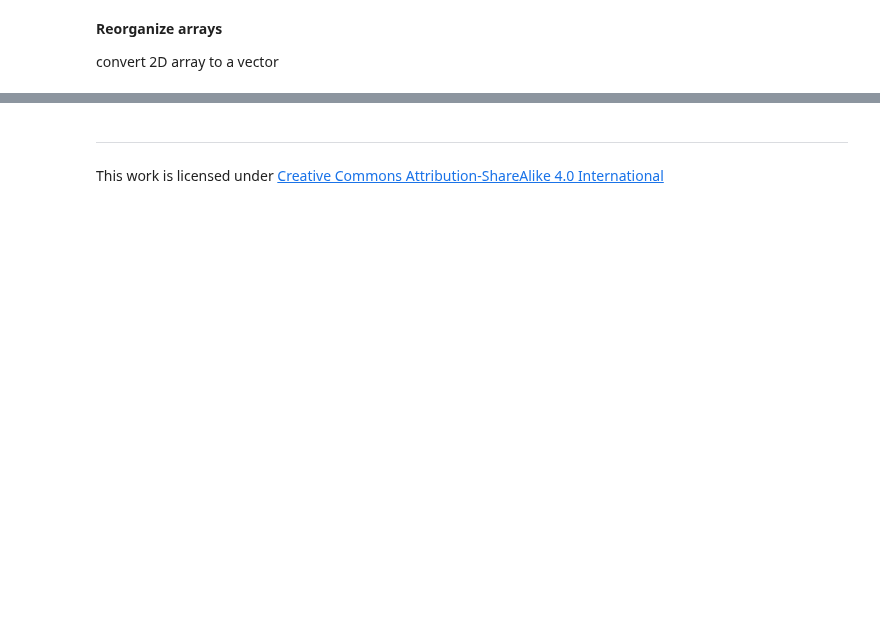
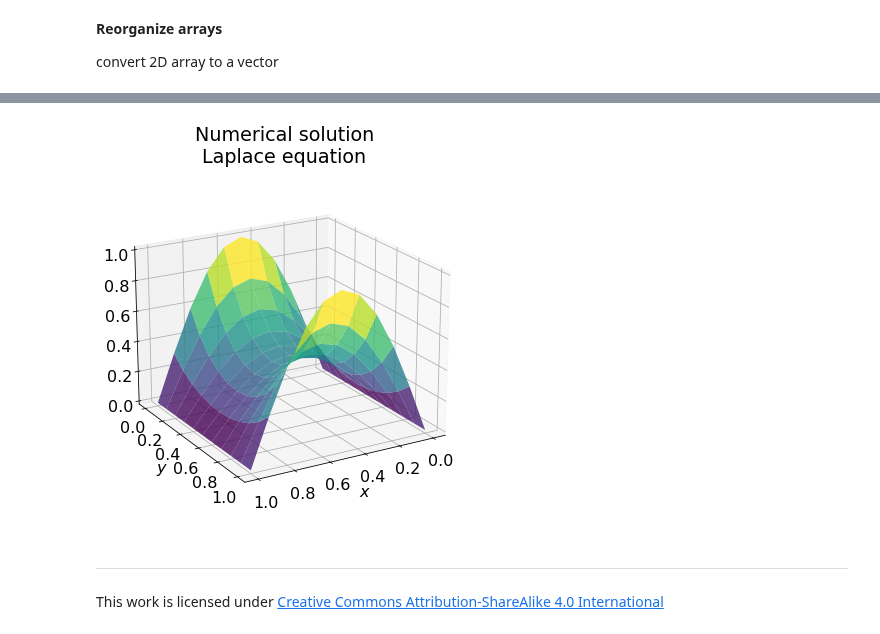
Before and after one commit to jhparkyb/NumAnalNotes_Pub, a Jupyter notebook: chapters/na07FDMforPDE_part3.ipynb, the cells around one changed output, grey strips where cells are left out. Saved outputs shown, nothing was run; the diff lists cells and outputs as text; code cells hidden in the pictures; blank space fills up the shorter version.

```diff
--- a/chapters/na07FDMforPDE_part3.ipynb
+++ b/chapters/na07FDMforPDE_part3.ipynb
@@ -343,7 +346,12 @@ def convert_ind(ind, shape):
     CAUTION:
         2nd dim, m, is the length of grid in x direction (horizontal)
         but, the 1st component of ind (e.g., i of (i, j)) gives the
-        the location of x.
+        the location of x. This is why the order of ind is opposite
+        depending on "1D to 2D" or "2D to 1D".
+        Phylosophy: (i, j) means really mathematical grid index so that
+            it corresponds to (x, y) coordinate while 1D index is
+            converted into array index, hence
+            (row, col) <--> (y, x) numpy array.
     """
     # Assume shape is (n, m) or n-by-m
     m = shape[1]
@@ -515,18 +608,20 @@ w, x, y = solve_pois_eq(f, bc_b, bc_r, bc_t, bc_l, xl, xr, yb, yt, n, m)
 # %%
 #%% plot
 fig, ax = plt.subplots(1,1, figsize=(6.5, 6.5), subplot_kw={'projection':'3d'})
 
 # surface plot (toggle)
 # Note: need to reshape 1st coordinate to a column vector
-ax.plot_surface(x.reshape(-1,1), y, w, cmap='viridis', alpha=0.8)
+ax.plot_surface(x, y.reshape(-1,1), w, cmap='viridis', alpha=0.8)
 ax.set_title('Numerical solution\nLaplace equation')
 
 # Change the angle of projection
 ax.set_xlabel('$x$')
 ax.set_ylabel('$y$')
 ax.view_init(elev=20, azim=60)
 
 plt.show()
+# %% [output]
+[figure, added]
 # %% [markdown]
 ---
 This work is licensed under [Creative Commons Attribution-ShareAlike 4.0 International](https://creativecommons.org/licenses/by-sa/4.0/)
```
Also changed, not shown: parts of 10 cells of this notebook, 1 other file.
